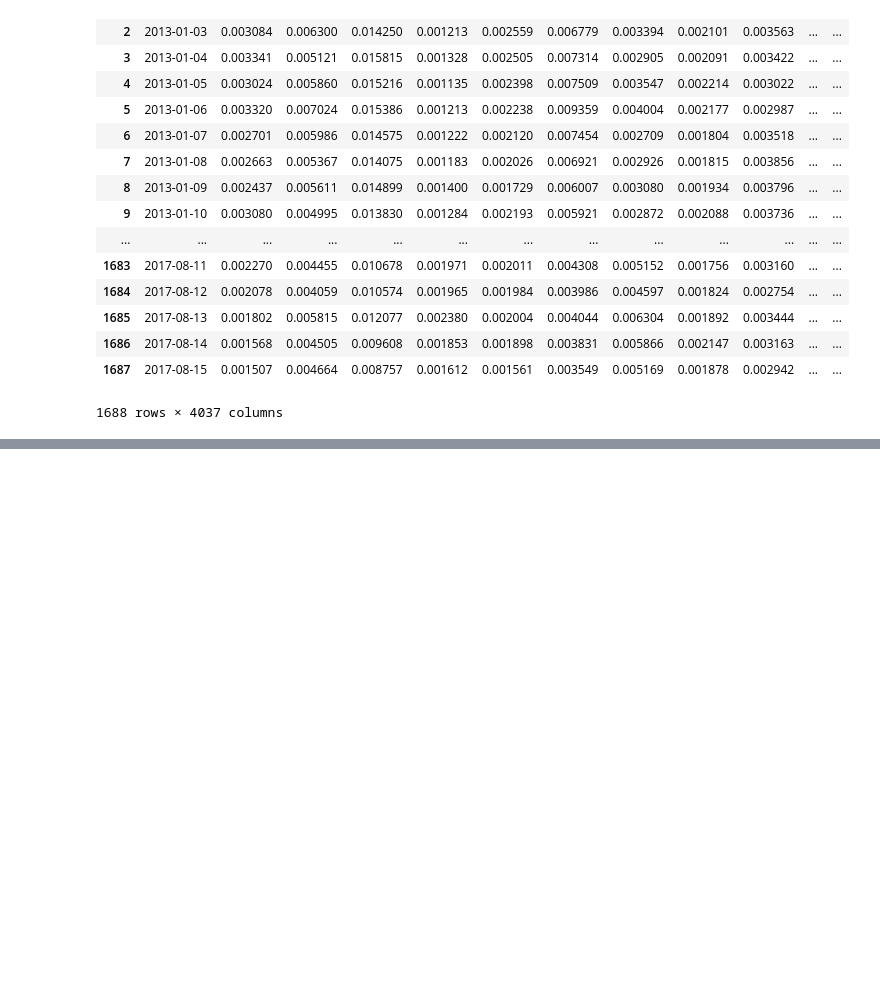
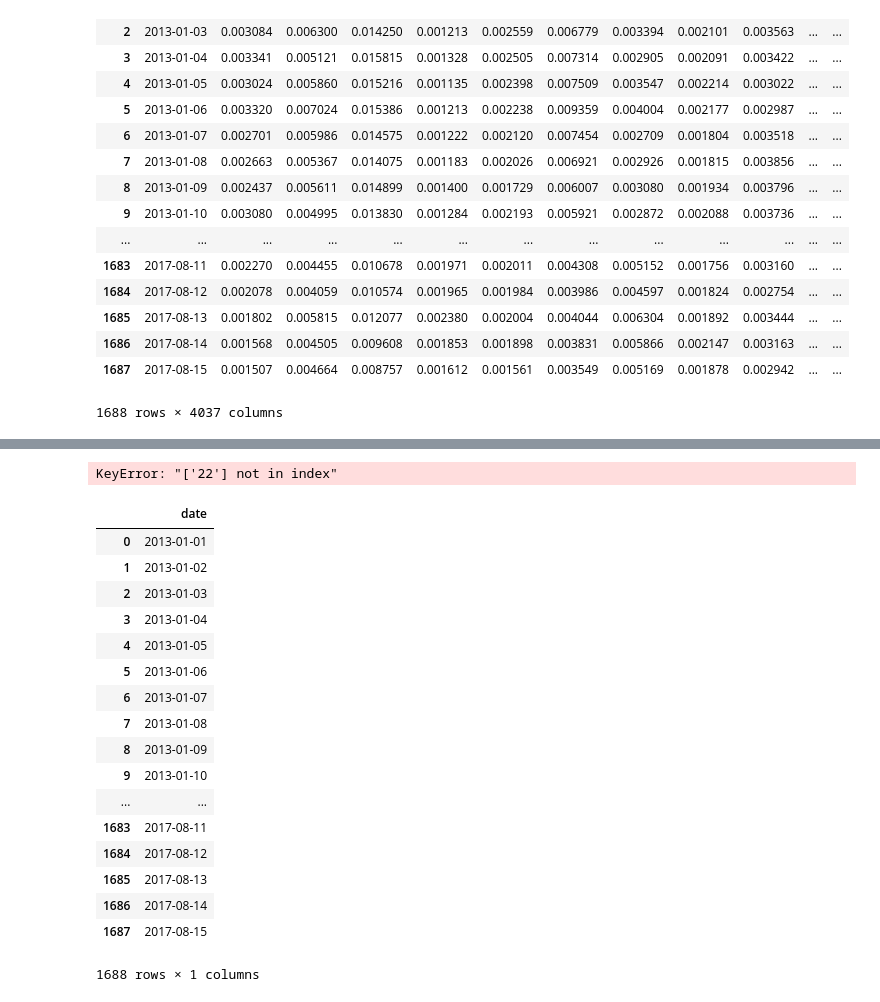
Before and after one commit to erstrong/FavoritaGrocery, a Jupyter notebook: cleanup/cleanse train.ipynb, the cells around one changed output, grey strips where cells are left out. Saved outputs shown, nothing was run; the diff lists cells and outputs as text; code cells hidden in the pictures; blank space fills up the shorter version.

```diff
--- a/cleanup/cleanse train.ipynb
+++ b/cleanup/cleanse train.ipynb
@@ -2,16 +2,16 @@
 import pandas as pd
 import numpy as np
 # %%
-itemlist = pd.read_csv('itemlist.csv', header=None)
+itemlist = pd.read_csv('../itemlist.csv', header=None)
 # %%
-transactions = pd.read_csv('transactions_clean.csv')
+transactions = pd.read_csv('../transactions_clean.csv')
 output = pd.DataFrame(transactions['date'])
 output['date'] = pd.to_datetime(output['date'])
 # %%
 
 def clean(item):
     print(str(item))
-    filename= 'items/'+ str(item) + '.csv'
+    filename= '../items/'+ str(item) + '.csv'
     df = pd.read_csv(filename)
     df = df.pivot_table(index='date', columns=['store_nbr'], values=['unit_sales'])
     flattened = pd.DataFrame(df.to_records())
@@ -189,0 +239,27 @@ output.to_csv('items_finalclean.csv', index=False)
+# %%
+clean2(105574)
+# %% [output]
+KeyError: "['22'] not in index"
+# %%
+output.reset_index('date', inplace=True)
+# %%
+output
+# %% [output]
+|  | date |
+| 0 | 2013-01-01 |
+| 1 | 2013-01-02 |
+| 2 | 2013-01-03 |
+| 3 | 2013-01-04 |
+| 4 | 2013-01-05 |
+| 5 | 2013-01-06 |
+| 6 | 2013-01-07 |
+| 7 | 2013-01-08 |
+| 8 | 2013-01-09 |
+| 9 | 2013-01-10 |
+| ... | ... |
+| 1683 | 2017-08-11 |
+| 1684 | 2017-08-12 |
+| 1685 | 2017-08-13 |
+| 1686 | 2017-08-14 |
+| 1687 | 2017-08-15 |
+1688 rows × 1 columns
```
Also changed, not shown: parts of 6 cells of this notebook, 12 other files.
